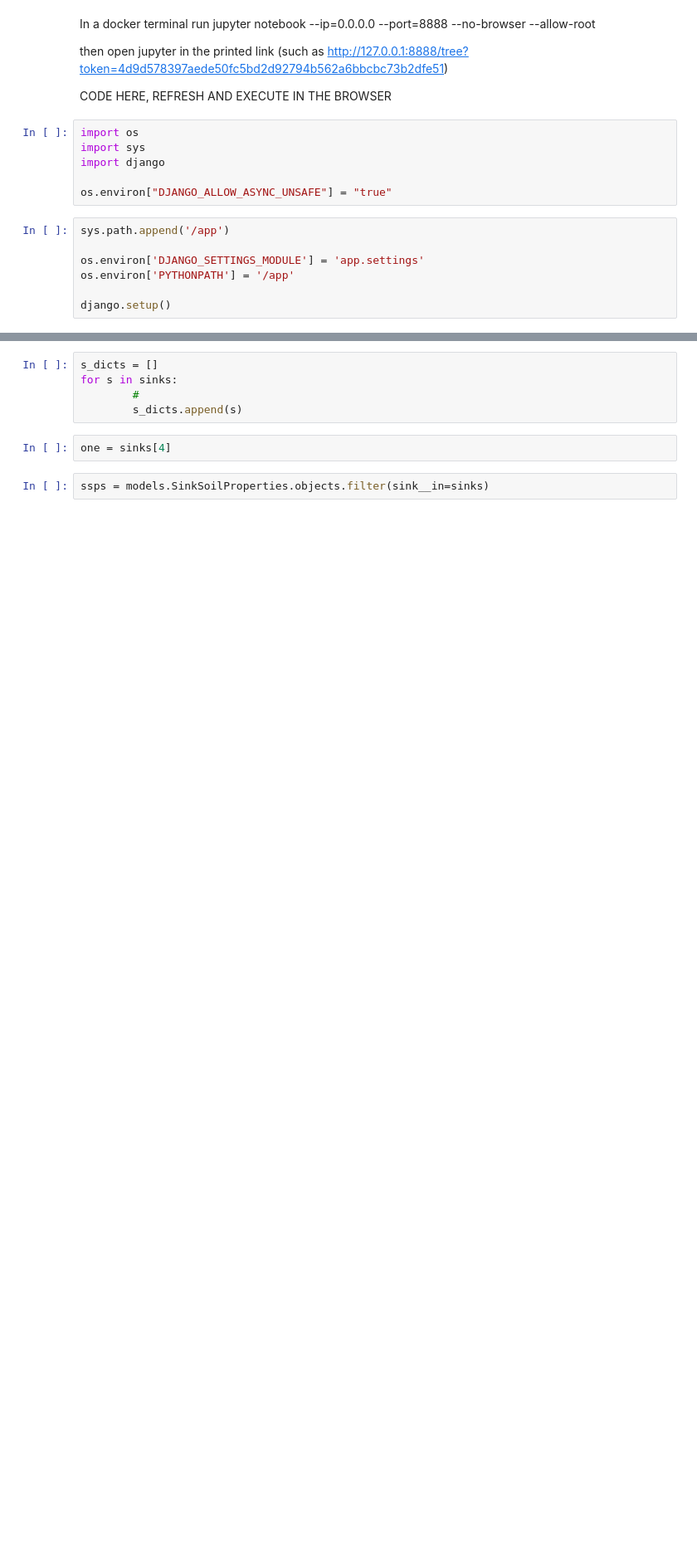
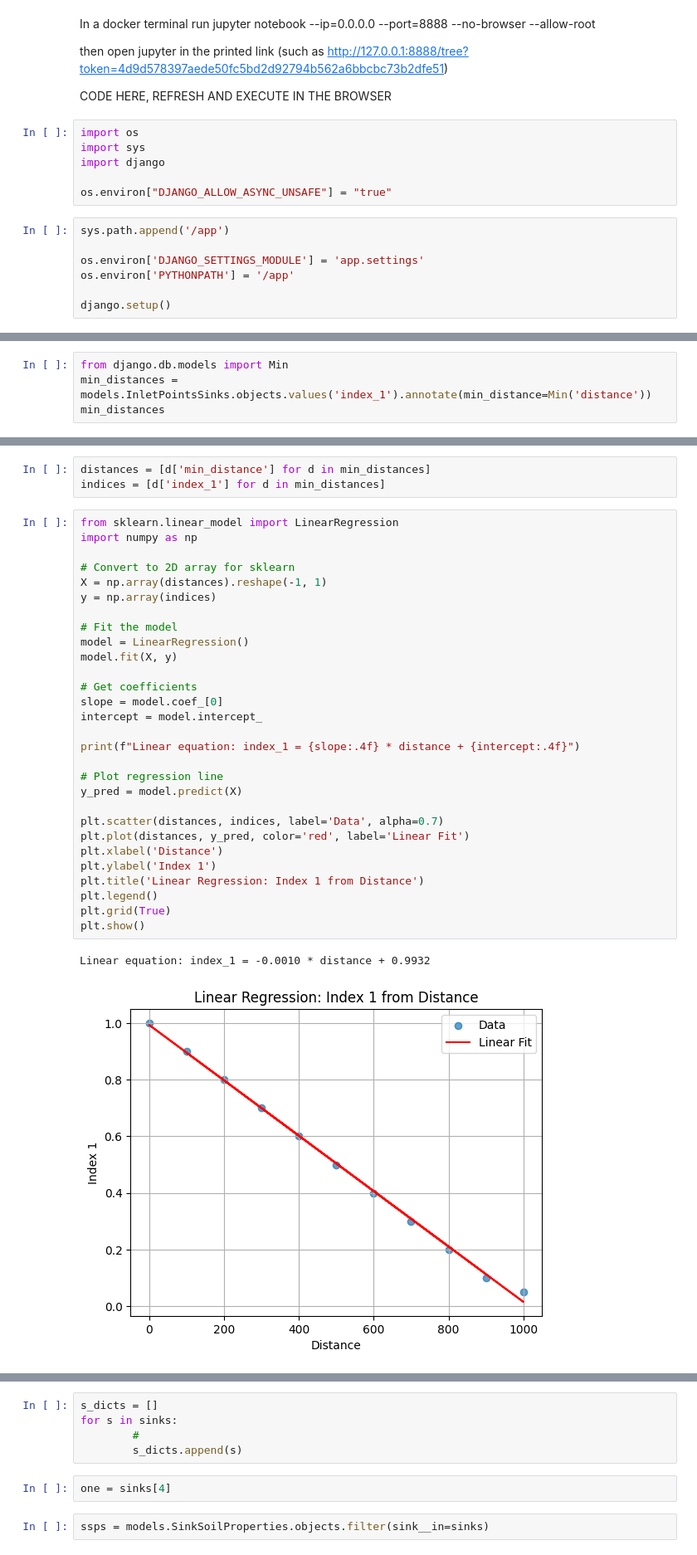
Before and after one commit to Coljak/Spreewasser-N, a Jupyter notebook: app/toolbox/toolbox_nb.ipynb, the cells around one changed output, grey strips where cells are left out. Shown at 83% size. Cells and saved outputs as stored; diff of their text form; blank space fills up the shorter version.

```diff
--- a/app/toolbox/toolbox_nb.ipynb
+++ b/app/toolbox/toolbox_nb.ipynb
@@ -23,0 +73,4 @@ from django.forms.models import model_to_dict
+# %%
+from django.db.models import Min
+min_distances = models.InletPointsSinks.objects.values('index_1').annotate(min_distance=Min('distance'))
+min_distances
@@ -23,0 +79,35 @@ from django.forms.models import model_to_dict
+# %%
+distances = [d['min_distance'] for d in min_distances]
+indices = [d['index_1'] for d in min_distances]
+# %%
+from sklearn.linear_model import LinearRegression
+import numpy as np
+
+# Convert to 2D array for sklearn
+X = np.array(distances).reshape(-1, 1)
+y = np.array(indices)
+
+# Fit the model
+model = LinearRegression()
+model.fit(X, y)
+
+# Get coefficients
+slope = model.coef_[0]
+intercept = model.intercept_
+
+print(f"Linear equation: index_1 = {slope:.4f} * distance + {intercept:.4f}")
+
+# Plot regression line
+y_pred = model.predict(X)
+
+plt.scatter(distances, indices, label='Data', alpha=0.7)
+plt.plot(distances, y_pred, color='red', label='Linear Fit')
+plt.xlabel('Distance')
+plt.ylabel('Index 1')
+plt.title('Linear Regression: Index 1 from Distance')
+plt.legend()
+plt.grid(True)
+plt.show()
+# %% [output]
+Linear equation: index_1 = -0.0010 * distance + 0.9932
+[figure, added]
```
Also changed, not shown: parts of 24 cells of this notebook, 14 other files.
